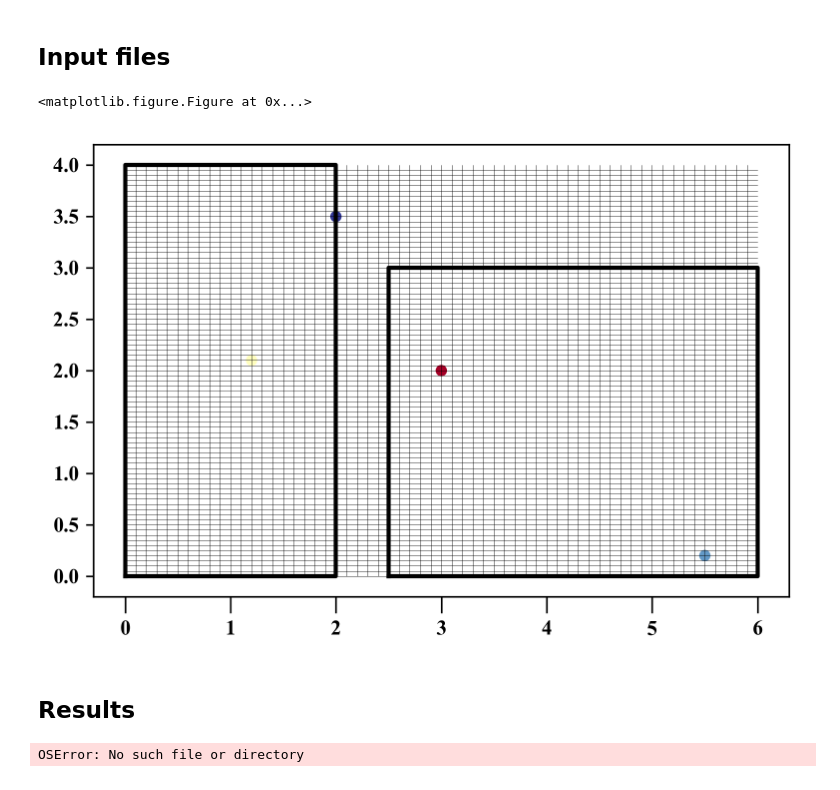
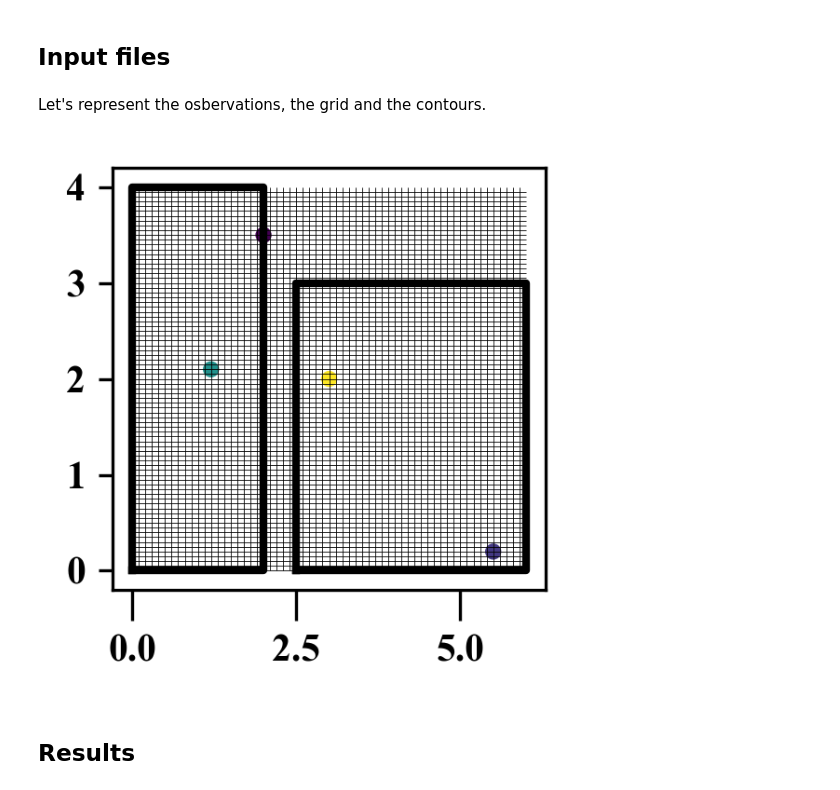
Before and after one commit to gher-uliege/DivaPythonTools, a Jupyter notebook: run_diva2D_objects.ipynb, the cells around one changed output. Cells and saved outputs as stored; diff of their text form; code cells hidden in the pictures.

```diff
--- a/run_diva2D_objects.ipynb
+++ b/run_diva2D_objects.ipynb
@@ -137,19 +139,14 @@ import matplotlib.pyplot as plt
 %matplotlib inline
 # %% [markdown]
 ## Input files
-# %%
-fig = plt.figure(figsize=(5, 5))
-# %% [output]
-<matplotlib.figure.Figure at 0x...>
+# %% [markdown]
+Let's represent the osbervations, the grid and the contours.
 # %%
+fig = plt.figure(figsize=(2, 2))
 contour2D.add_to_plot(linewidth=2)
-data2D.add_to_plot(s=20)
+data2D.add_to_plot(s=10)
 parameters2D.plot_outputgrid()
 # %% [output]
-[figure, old version]
+[figure, new version]
 # %% [markdown]
 ## Results
-# %%
-2Dresults = Diva2DResults()
-# %% [output]
-OSError: No such file or directory
```
Also changed, not shown: parts of 14 cells of this notebook, 1 other file.
